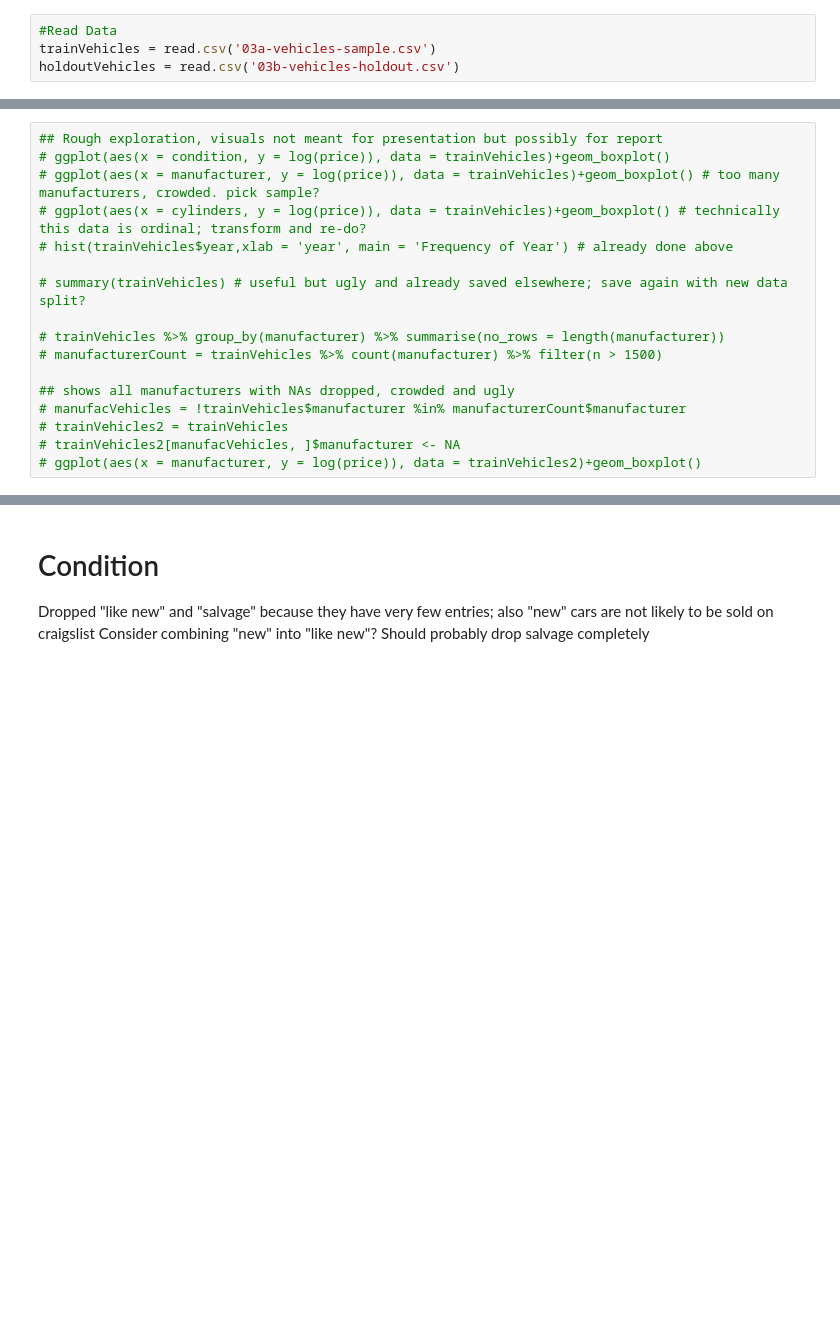
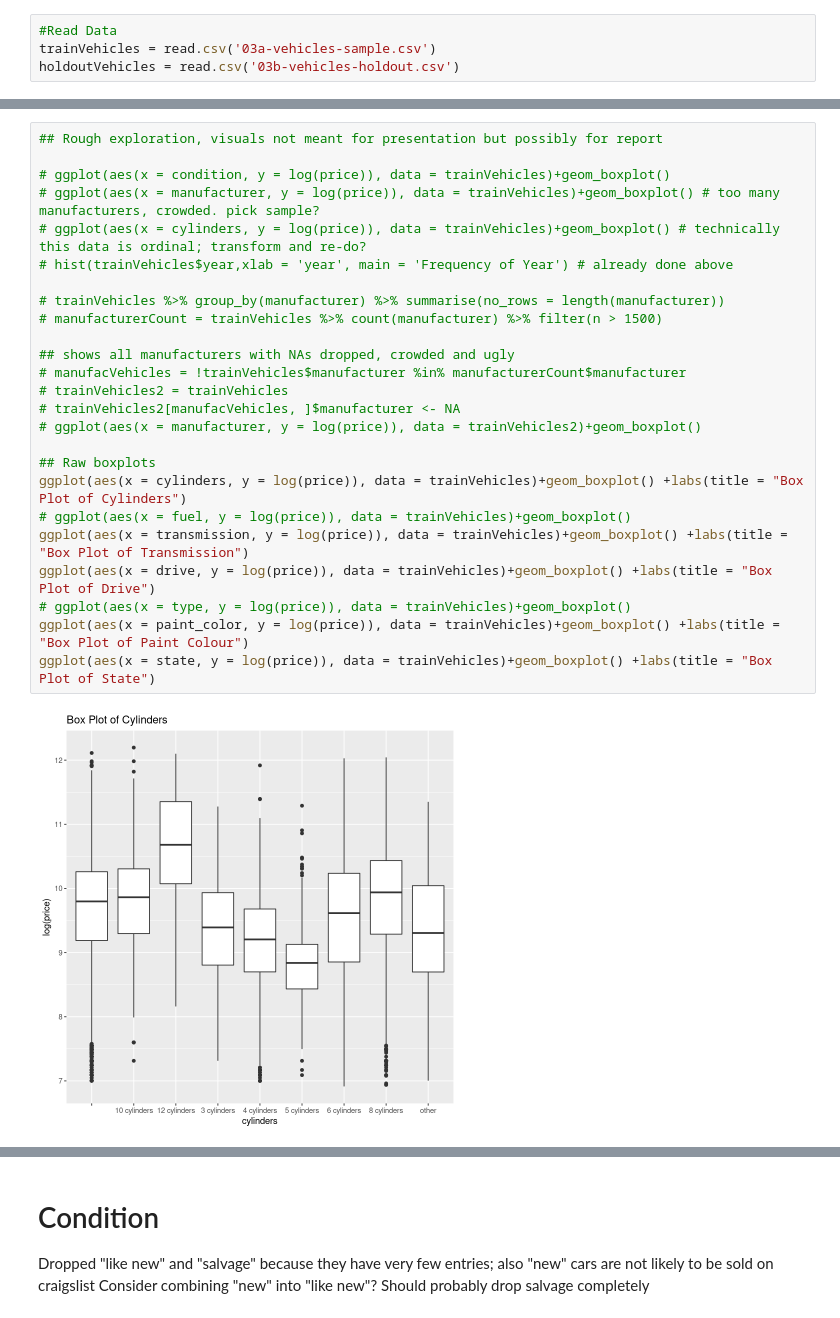
Before and after one commit to SorenRajani/STAT_447B_Project, a Jupyter notebook: 03b-vehicles-wrangle.ipynb, the cells around one changed output, grey strips where cells are left out. Drawn from its saved outputs; the diff is of its cells as text; blank space fills up the shorter version.

```diff
--- a/03b-vehicles-wrangle.ipynb
+++ b/03b-vehicles-wrangle.ipynb
@@ -26,17 +35,27 @@ cor(trainVehicles$year,trainVehicles$odometer)
 # %%
 ## Rough exploration, visuals not meant for presentation but possibly for report
+
 # ggplot(aes(x = condition, y = log(price)), data = trainVehicles)+geom_boxplot()
 # ggplot(aes(x = manufacturer, y = log(price)), data = trainVehicles)+geom_boxplot() # too many manufacturers, crowded. pick sample?
 # ggplot(aes(x = cylinders, y = log(price)), data = trainVehicles)+geom_boxplot() # technically this data is ordinal; transform and re-do?
 # hist(trainVehicles$year,xlab = 'year', main = 'Frequency of Year') # already done above
-
-# summary(trainVehicles) # useful but ugly and already saved elsewhere; save again with new data split?
 
 # trainVehicles %>% group_by(manufacturer) %>% summarise(no_rows = length(manufacturer))
 # manufacturerCount = trainVehicles %>% count(manufacturer) %>% filter(n > 1500)
 
 ## shows all manufacturers with NAs dropped, crowded and ugly
 # manufacVehicles = !trainVehicles$manufacturer %in% manufacturerCount$manufacturer
 # trainVehicles2 = trainVehicles
 # trainVehicles2[manufacVehicles, ]$manufacturer <- NA
 # ggplot(aes(x = manufacturer, y = log(price)), data = trainVehicles2)+geom_boxplot()
+
+## Raw boxplots
+ggplot(aes(x = cylinders, y = log(price)), data = trainVehicles)+geom_boxplot() +labs(title = "Box Plot of Cylinders")
+# ggplot(aes(x = fuel, y = log(price)), data = trainVehicles)+geom_boxplot()
+ggplot(aes(x = transmission, y = log(price)), data = trainVehicles)+geom_boxplot() +labs(title = "Box Plot of Transmission")
+ggplot(aes(x = drive, y = log(price)), data = trainVehicles)+geom_boxplot() +labs(title = "Box Plot of Drive")
+# ggplot(aes(x = type, y = log(price)), data = trainVehicles)+geom_boxplot()
+ggplot(aes(x = paint_color, y = log(price)), data = trainVehicles)+geom_boxplot() +labs(title = "Box Plot of Paint Colour")
+ggplot(aes(x = state, y = log(price)), data = trainVehicles)+geom_boxplot() +labs(title = "Box Plot of State")
+# %% [output]
+[figure, added]
```
Also changed, not shown: parts of 15 cells of this notebook.
